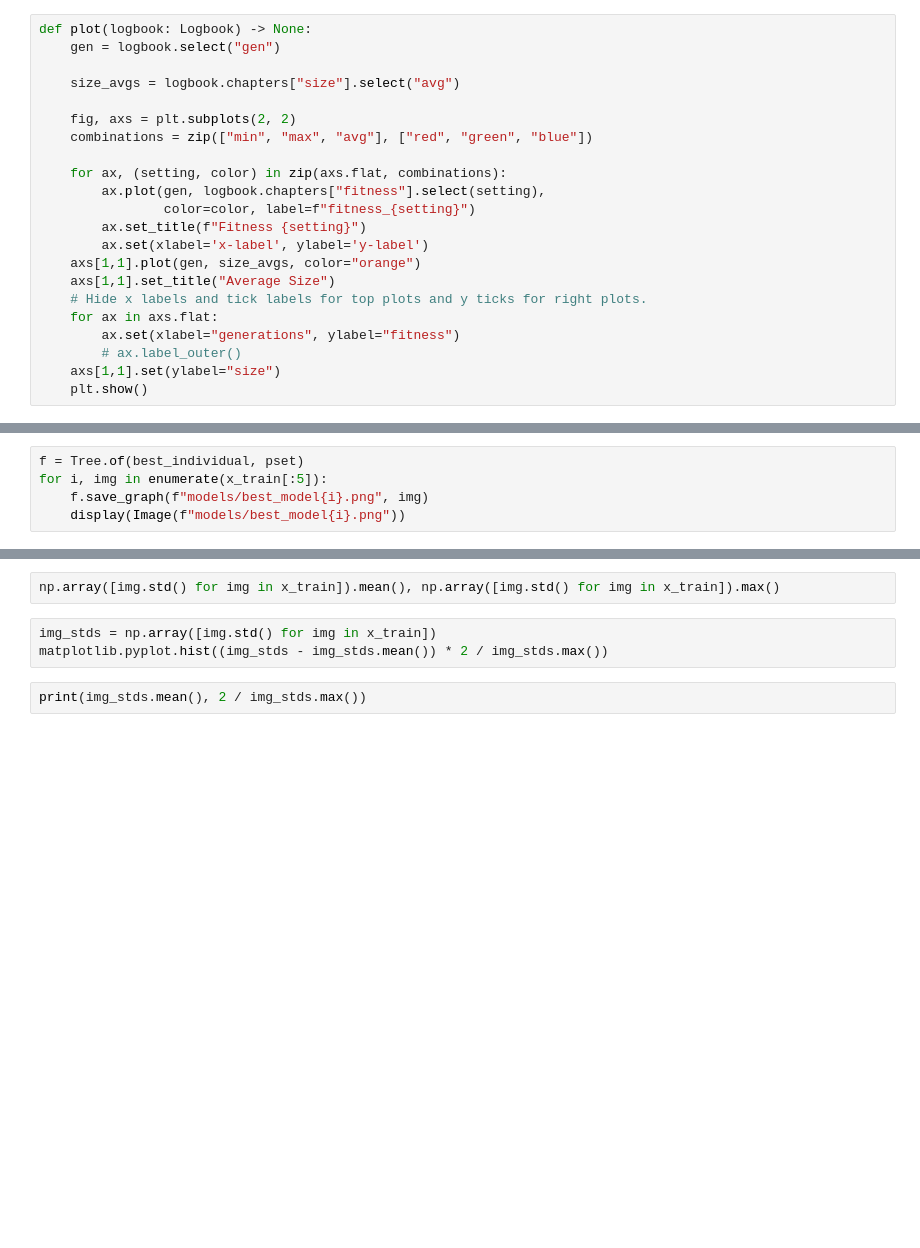
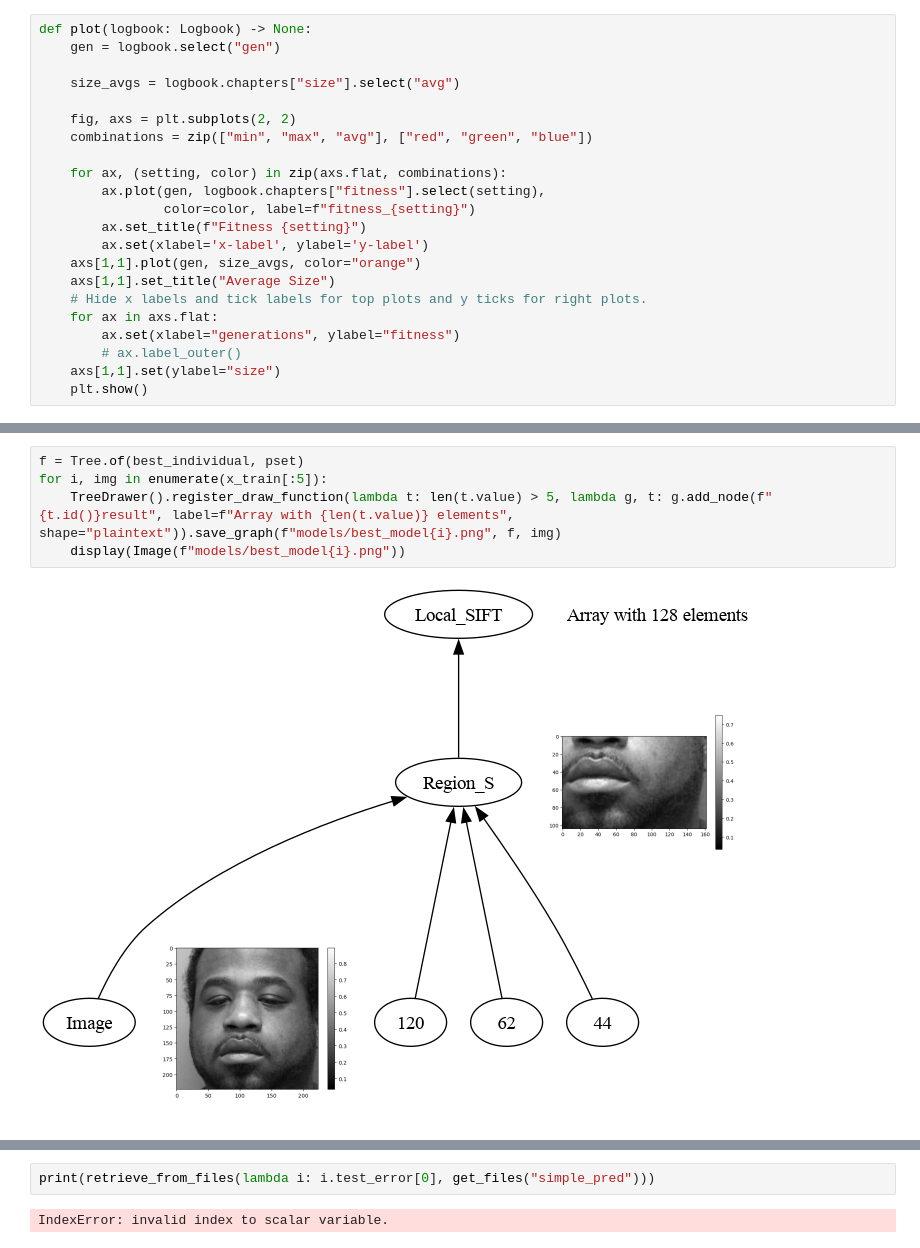
Before and after one commit to TEESDAAL/SummerResearch, a Jupyter notebook: IDGP_related_stuff/idgp_tree/data_visualisation.ipynb, the cells around one changed output, grey strips where cells are left out. Drawn from its saved outputs; the diff is of its cells as text; blank space fills up the shorter version.

```diff
--- a/IDGP_related_stuff/idgp_tree/data_visualisation.ipynb
+++ b/IDGP_related_stuff/idgp_tree/data_visualisation.ipynb
@@ -121,5 +185,7 @@ show(predictions)
 # %%
 f = Tree.of(best_individual, pset)
 for i, img in enumerate(x_train[:5]):
-    f.save_graph(f"models/best_model{i}.png", img)
+    TreeDrawer().register_draw_function(lambda t: len(t.value) > 5, lambda g, t: g.add_node(f"{t.id()}result", label=f"Array with {len(t.value)} elements", shape="plaintext")).save_graph(f"models/best_model{i}.png", f, img)
     display(Image(f"models/best_model{i}.png"))
+# %% [output]
+[figure, added]
@@ -126,7 +196,4 @@ for i, img in enumerate(x_train[:5]):
-# %%
-np.array([img.std() for img in x_train]).mean(), np.array([img.std() for img in x_train]).max()
 # %%
-img_stds = np.array([img.std() for img in x_train])
-matplotlib.pyplot.hist((img_stds - img_stds.mean()) * 2 / img_stds.max())
+print(retrieve_from_files(lambda i: i.test_error[0], get_files("simple_pred")))
+# %% [output]
+IndexError: invalid index to scalar variable.
-# %%
-print(img_stds.mean(), 2 / img_stds.max())
```
Also changed, not shown: parts of 9 cells of this notebook, 15 other files.
